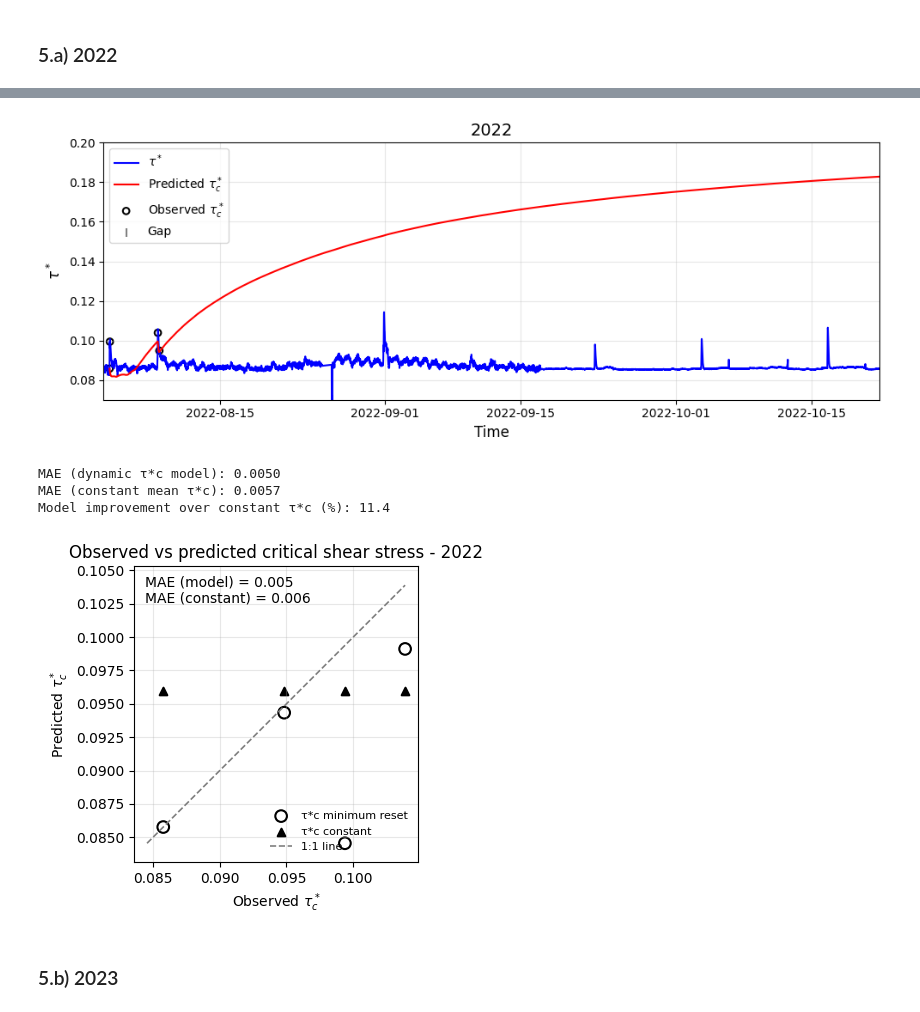
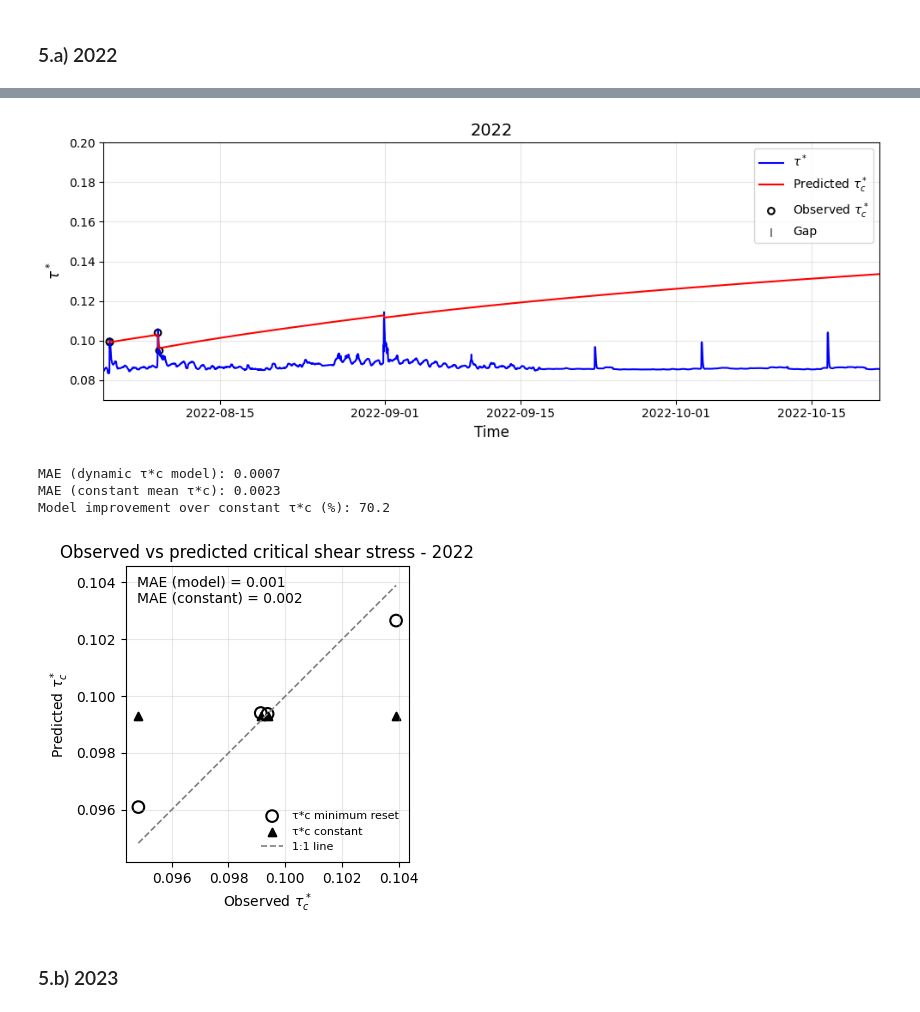
Before and after one commit to nicole-hucke/shear_stress_paper, a Jupyter notebook: antecedent_conditions/masteller_model/full_record/masteller_model.ipynb, the cells around one changed output, grey strips where cells are left out. Drawn from its saved outputs; the diff is of its cells as text; code cells hidden in the pictures.

Commit message:
masteller model calibration with full discharge record

```diff
--- a/antecedent_conditions/masteller_model/full_record/masteller_model.ipynb
+++ b/antecedent_conditions/masteller_model/full_record/masteller_model.ipynb
@@ -672,7 +672,7 @@ calibration = evolve_tau_c_gap_reset(
     event_indices_2022,
     tauc_obs_2022,   # best fit model parameters from above
     dt=15,
-    k1=1.0608183551394482e-05, k2=0.0049238826317067365, epsilon=1,
+    k1=1.6037187437513308e-06, k2=0.01, epsilon=1,
     gamma=2.5, tau_c_min=0.08, tau_c_max=0.2)
 
 # export calibration parameters and MAE to csv
@@ -686,34 +686,34 @@ tau_c_pred_series_2022 = pd.Series(calibration, index=time_to_index_2022.index)
 years = [2022]
 
 # plotting calibration results
 fig, ax = plt.subplots(figsize=(10, 4))
 
 # use 2022 data directly
 ax.plot(tau_2022.index, tau_2022.values, color='blue', label=r'$\tau^*$', linewidth=1.5)
 ax.plot(tau_c_pred_series_2022.index, tau_c_pred_series_2022.values, color='red', label=r'Predicted $\tau_c^*$', linewidth=1.5)
 
 # plot observed τ*c values for 2022
 ax.scatter(tauc_events_2022.index, tauc_events_2022["tauc"],
            facecolors="none", edgecolors="black", s=30, linewidth=1.5,
            label=r'Observed $\tau_c^*$')
 
 # highlight NaNs in tau_c_pred (data gaps)
 gap_mask = np.isnan(tau_c_pred_series_2022.values)
 ax.scatter(tau_c_pred_series_2022.index[gap_mask], np.zeros(sum(gap_mask)),
            color='gray', marker='|', s=50, label='Gap')
 
 ax.set_xlim(pd.Timestamp('2022-08-03'), pd.Timestamp('2022-10-22'))
 ax.set_ylim(0.07, 0.2)
 ax.set_ylabel(r'$\tau^*$', fontsize=12)
 ax.set_xlabel('Time', fontsize=12)
 ax.set_title('2022', fontsize=14)
 ax.legend()
 ax.grid(True, alpha=0.3)
 
 plt.tight_layout()
 plt.show()
 # %% [output]
-[figure, old version]
+[figure, new version]
 # %%
 # constant (mean) τ*c baseline
 tau_c_mean = np.nanmean(tauc_obs_2022)
@@ -754,10 +754,10 @@ plt.axis("equal")
 plt.tight_layout()
 plt.show()
 # %% [output]
-MAE (dynamic τ*c model): 0.0050
-MAE (constant mean τ*c): 0.0057
-Model improvement over constant τ*c (%): 11.4
+MAE (dynamic τ*c model): 0.0007
+MAE (constant mean τ*c): 0.0023
+Model improvement over constant τ*c (%): 70.2
-[figure, old version]
+[figure, new version]
 # %% [markdown]
 ### 5.b) 2023
 # %%
```
Also changed, not shown: parts of 17 cells of this notebook, 6 other files.
